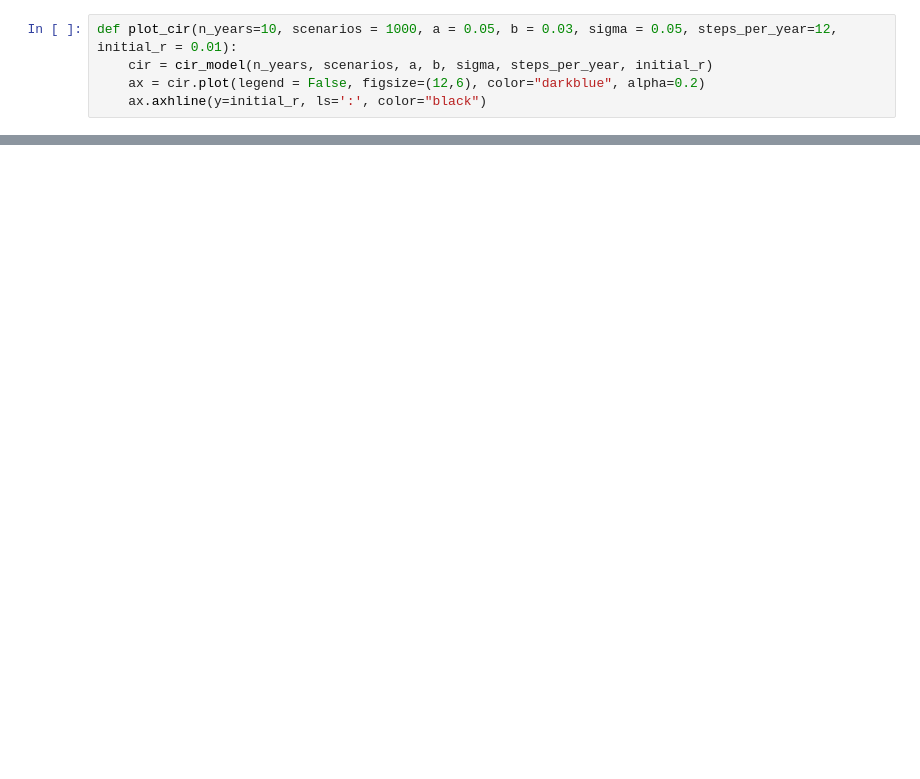
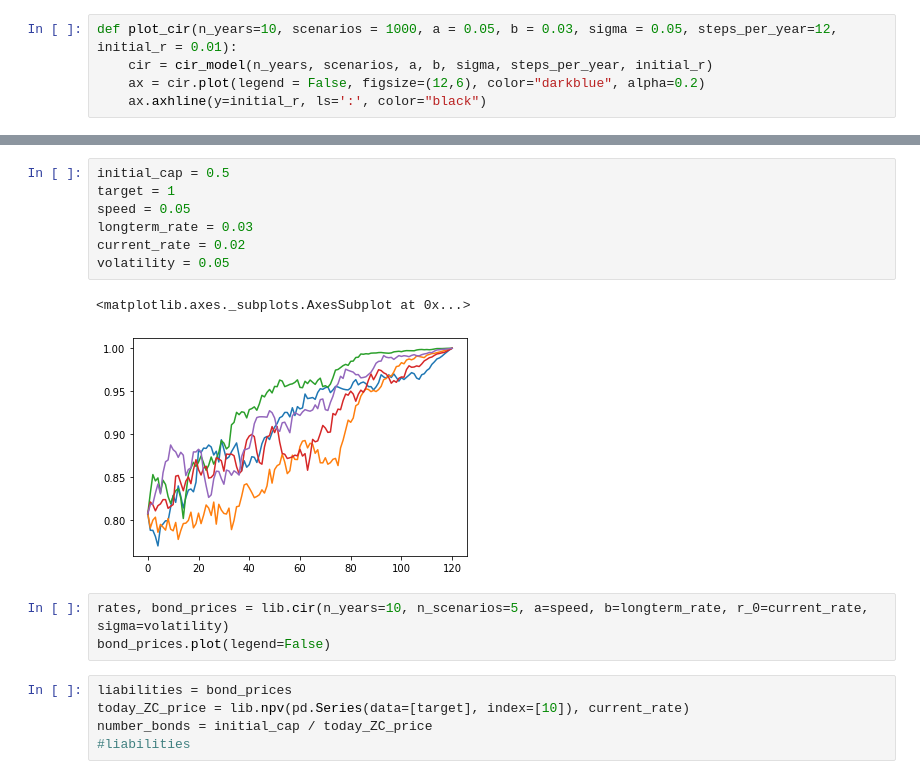
Before and after one commit to Van-Vu/portforlio-construction, a Jupyter notebook: 1-Introduction/Week 4/Lab 2- CIR model vs Zero Coupon bond.ipynb, the cells around one changed output, grey strips where cells are left out. Saved outputs shown, nothing was run; the diff lists cells and outputs as text; blank space fills up the shorter version.

```diff
--- a/1-Introduction/Week 4/Lab 2- CIR model vs Zero Coupon bond.ipynb
+++ b/1-Introduction/Week 4/Lab 2- CIR model vs Zero Coupon bond.ipynb
@@ -58,0 +64,18 @@ interactive(children=(IntSlider(value=2, description='n_years', max=10), IntSlid
+# %%
+initial_cap = 0.5
+target = 1
+speed = 0.05
+longterm_rate = 0.03
+current_rate = 0.02
+volatility = 0.05
+# %% [output]
+<matplotlib.axes._subplots.AxesSubplot at 0x...>
+[figure, added]
+# %%
+rates, bond_prices = lib.cir(n_years=10, n_scenarios=5, a=speed, b=longterm_rate, r_0=current_rate, sigma=volatility)
+bond_prices.plot(legend=False)
+# %%
+liabilities = bond_prices
+today_ZC_price = lib.npv(pd.Series(data=[target], index=[10]), current_rate)
+number_bonds = initial_cap / today_ZC_price
+#liabilities
```
Also changed, not shown: parts of 13 cells of this notebook, 1 other file.
